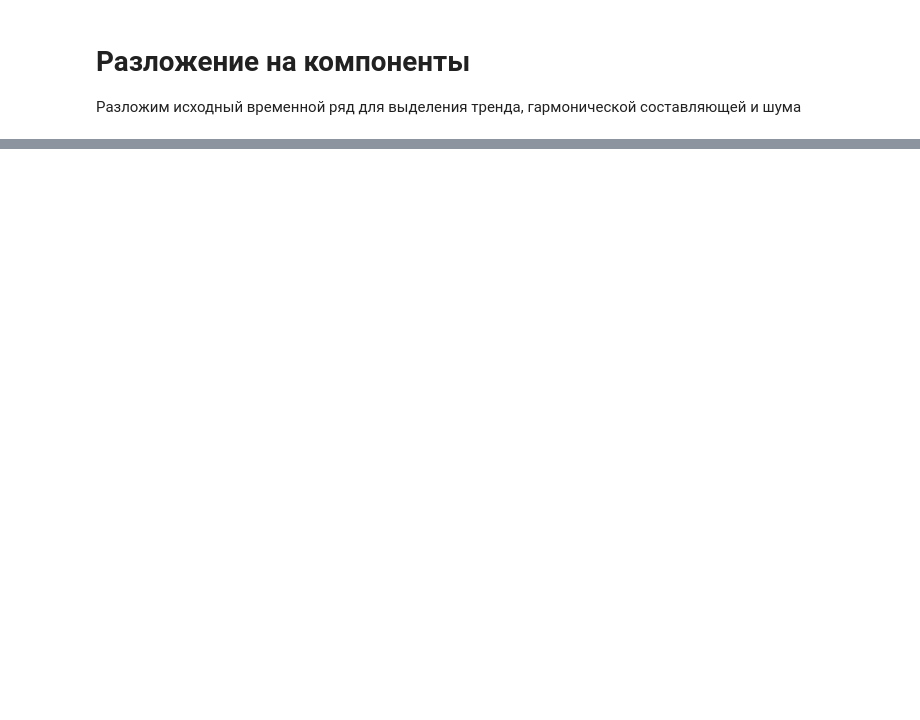
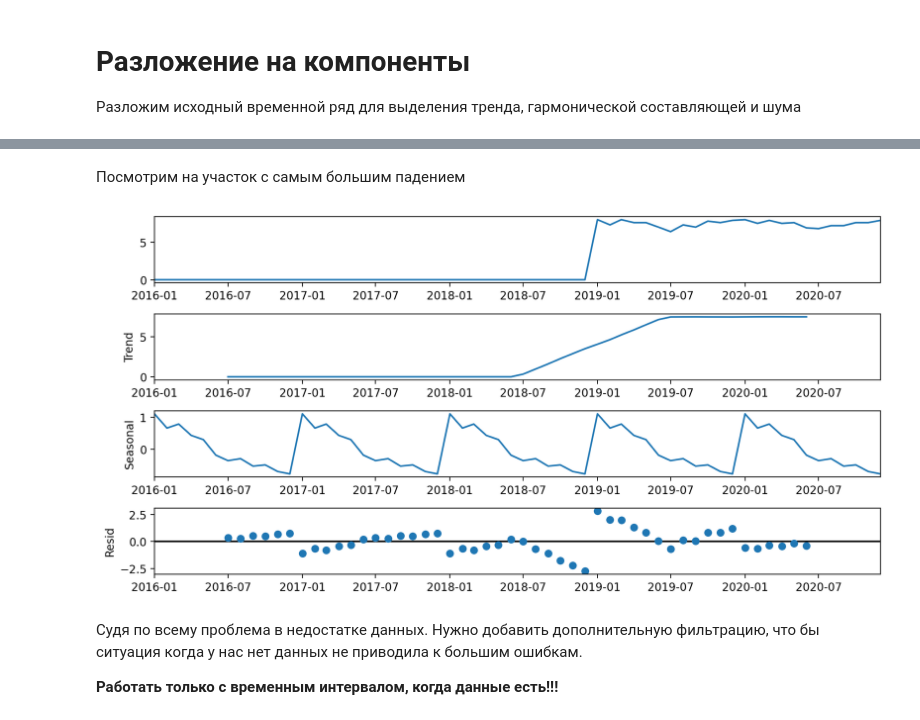
Before and after one commit to stureiko/TFP, a Jupyter notebook: TFP-ML-model.ipynb, the cells around one changed output, grey strips where cells are left out. Saved outputs shown, nothing was run; the diff lists cells and outputs as text; code cells hidden in the pictures; blank space fills up the shorter version.

```diff
--- a/TFP-ML-model.ipynb
+++ b/TFP-ML-model.ipynb
@@ -187,0 +227,21 @@ result.plot();
+# %%
+err_list = []
+critical_lines = pd.DataFrame(columns=['Line', 'TVP_fall_%'])
+for l_name in df['line_name'].unique():
+    y = df.loc[((df['line_name']==l_name) &
+             (df.date_time.dt.year > 2015))]\
+        [['tvp_without_rr', 'date_time']].fillna(0)
+    y = y.set_index('date_time')
+    y = pd.Series(y['tvp_without_rr'].values, index=y.index)
+
+    try:
+        result = seasonal_decompose(y, model='additive')
+    except:
+        err_list.append(l_name)
+
+    if result.trend.describe()['std'] > 0.1:
+#         print(f'{l_name}: {result.trend.describe()["std"]}')
+        critical_lines.loc[len(critical_lines)] = [l_name, result.trend.describe()["std"]*100]
+print('\n')
+print('* '*20)
+print(err_list)
@@ -187,0 +269,19 @@ result.plot();
+# %% [markdown]
+Посмотрим на участок с самым большим падением
+# %%
+cr_line = critical_lines.sort_values(by=['TVP_fall_%'], ascending=False).loc[43, 'Line']
+# %%
+y = df.loc[((df['line_name']==cr_line) &
+             (df.date_time.dt.year > 2015))]\
+        [['tvp_without_rr', 'date_time']].fillna(0)
+y = y.set_index('date_time')
+y = pd.Series(y['tvp_without_rr'].values, index=y.index)
+
+result = seasonal_decompose(y, model='additive')
+result.plot();
+# %% [output]
+[figure, added]
+# %% [markdown]
+Судя по всему проблема в недостатке данных. Нужно добавить дополнительную фильтрацию, что бы ситуация когда у нас нет данных не приводила к большим ошибкам.
+
+**Работать только с временным интервалом, когда данные есть!!!**
```
Also changed, not shown: parts of 11 cells of this notebook.
